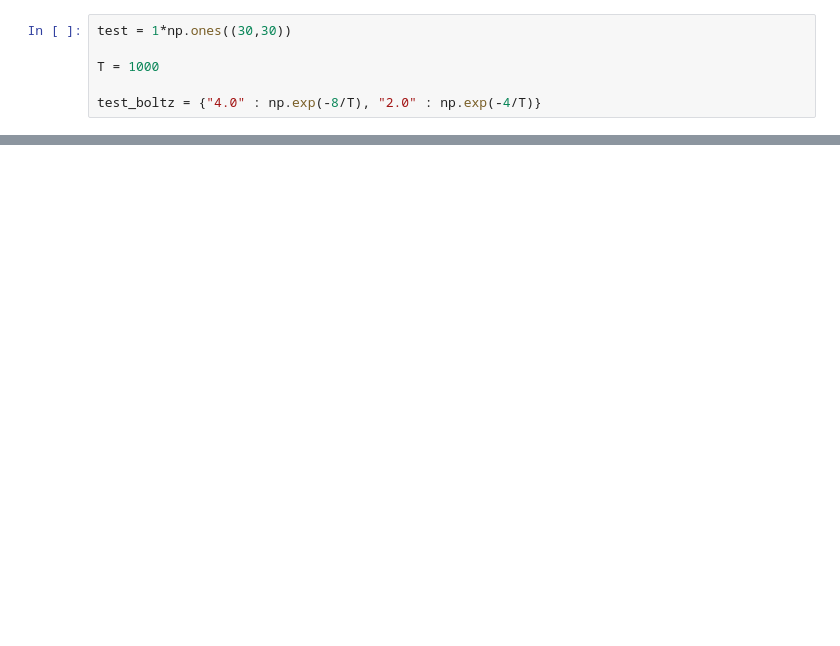
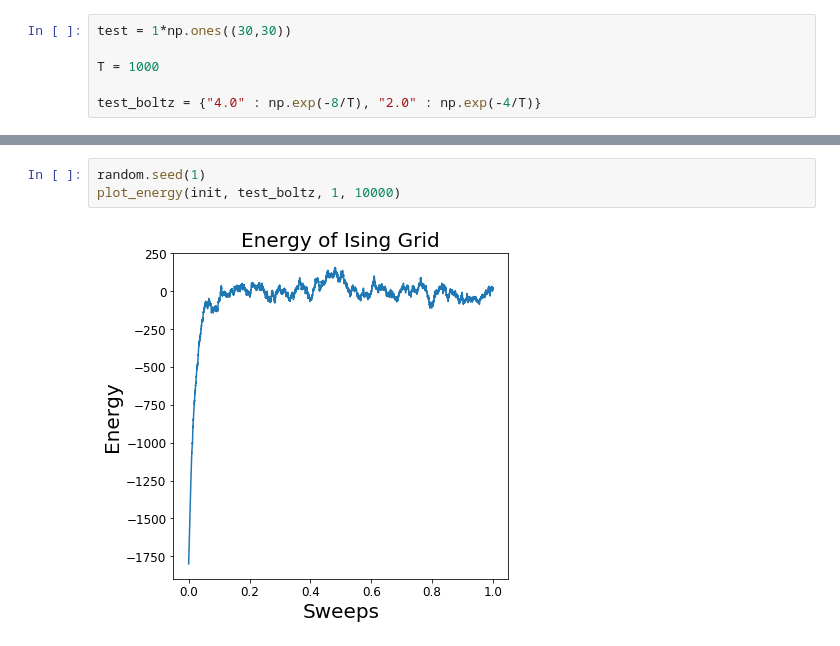
Before and after one commit to kaitshin/PHYSICS113-final-project, a Jupyter notebook: Metropolis.ipynb, the cells around one changed output, grey strips where cells are left out. Saved outputs shown, nothing was run; the diff lists cells and outputs as text; blank space fills up the shorter version.

```diff
--- a/Metropolis.ipynb
+++ b/Metropolis.ipynb
@@ -174,0 +218,5 @@ solution = plot_met_ising(init, test_boltz, 1, 10000)
+# %%
+random.seed(1)
+plot_energy(init, test_boltz, 1, 10000)
+# %% [output]
+[figure, added]
```
Also changed, not shown: parts of 6 cells of this notebook.
